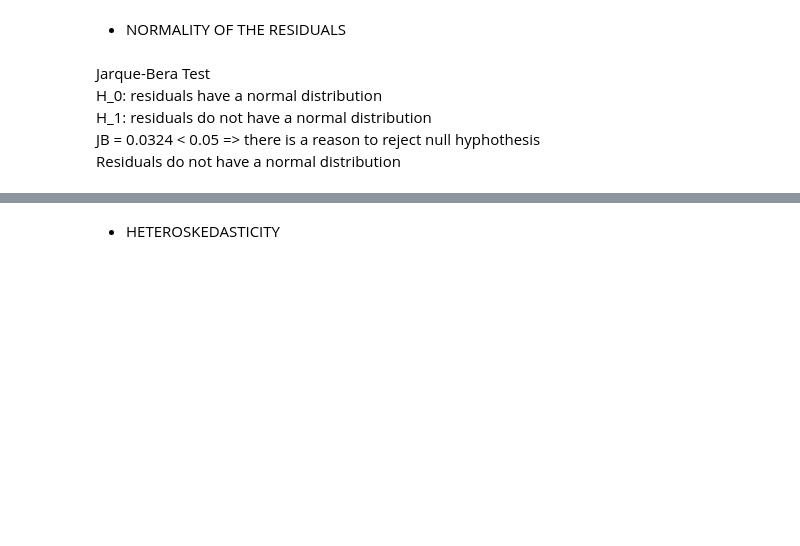
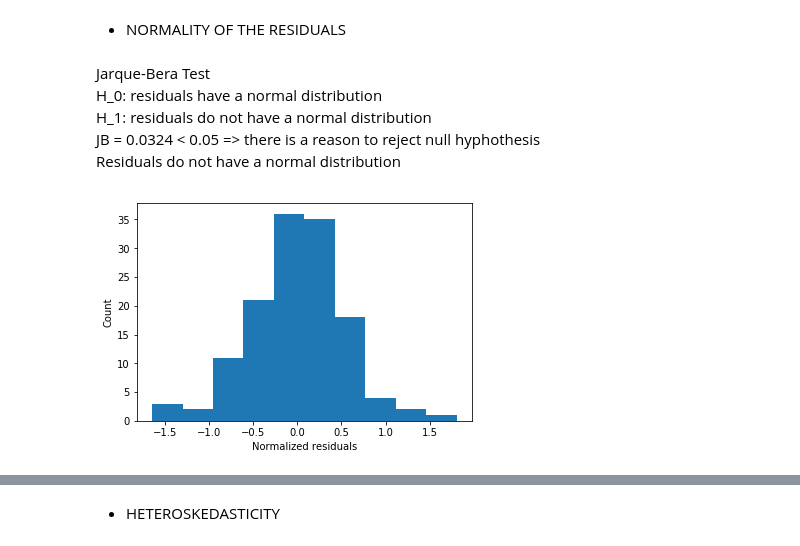
Before and after one commit to ewagerus/PHBS_AppliedEconometrics_2018, a Jupyter notebook: Orangia.ipynb, the cells around one changed output, grey strips where cells are left out. Drawn from its saved outputs; the diff is of its cells as text; code cells hidden in the pictures; blank space fills up the shorter version.

```diff
--- a/Orangia.ipynb
+++ b/Orangia.ipynb
@@ -423,3 +423,10 @@ Jarque-Bera Test
 <br> H_1: residuals do not have a normal distribution
 <br> JB = 0.0324 < 0.05 => there is a reason to reject null hyphothesis
 <br> Residuals do not have a normal distribution
+# %%
+plt.hist(results4.resid)
+plt.ylabel('Count')
+plt.xlabel('Normalized residuals')
+plt.show()
+# %% [output]
+[figure, added]
```
Also changed, not shown: parts of 4 cells of this notebook.
